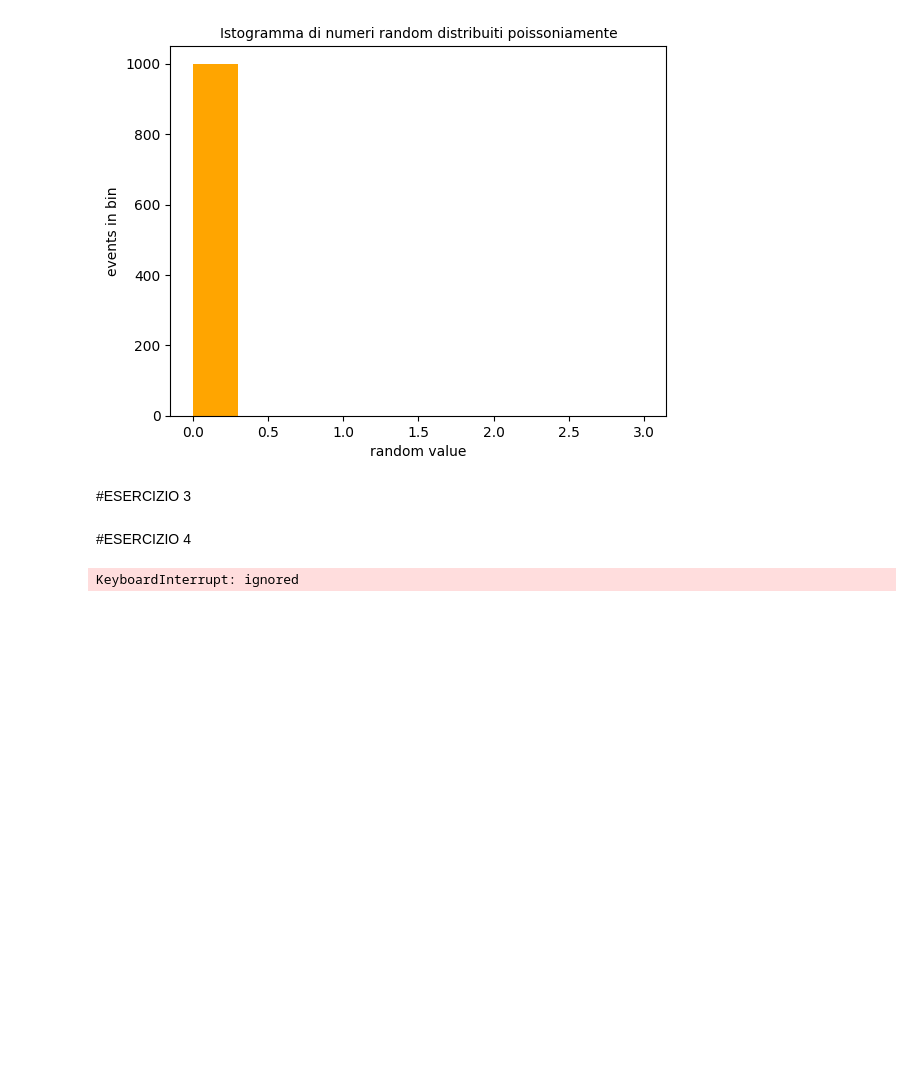
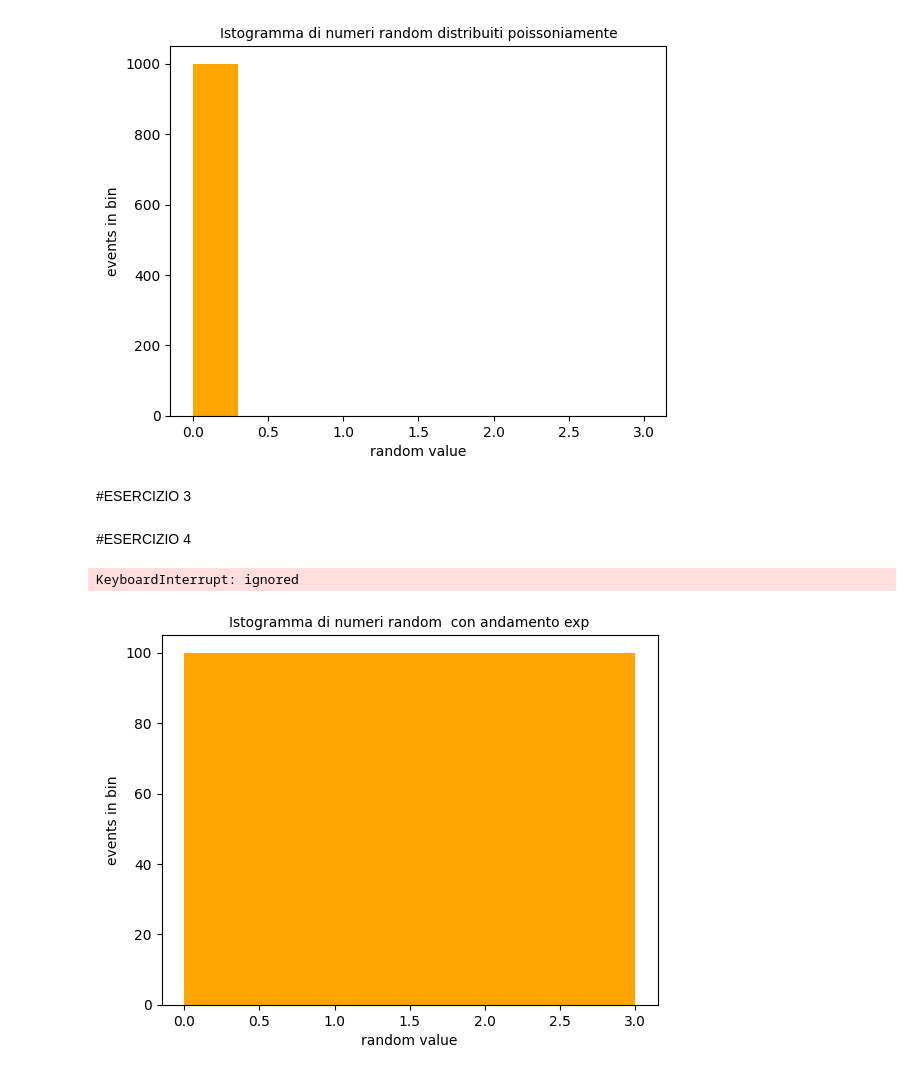
Before and after one commit to francescobellina/lezione7, a Jupyter notebook: Untitled.ipynb, the cells around one changed output. Saved outputs shown, nothing was run; the diff lists cells and outputs as text; code cells hidden in the pictures; blank space fills up the shorter version.

```diff
--- a/Untitled.ipynb
+++ b/Untitled.ipynb
@@ -197,24 +197,27 @@ def main () :
     Funzione che implementa il programma principale
     '''
 
+#To obtain pseudo-random events distributed according to a Poisson probability distribution, one can:
+#generate events according to an exponential probability density distribution with a characteristic time t0 set to unity
+#count how many events fall into a specific interval tau chosen with length lambda where lambda is the mean of events expeceted from the poissin distribution
+
+
 
 
     tau  = float (5) #metterlo come input, deve essere un valore positivo
     lamb = 1./tau
     t_misura = float(60)  # tempo di misura
 
-    seed = 10    U01, Piano: 4, Stanza: 4041
-
+    seed = 10
     random.seed (seed)
     N = 100
     t=0
     #PSEUDOCODICE: un ciclo con while(t<t_misura) al cui interno riempio una certa lista
     randlist1 = []
-    randlist2 = []
     while(t<t_misura):
        for i in range (N):
         randlist1.append(inv_exp (random.random(), lamb))
-    randlist2.append(len(randlist1))
+    randlist1.append(len(randlist1))
     t=t+1
 
 
@@ -227,7 +230,7 @@ def main () :
     ax.set_title ('Istogramma di numeri random distribuiti poissoniamente', size=10)
     ax.set_xlabel ('random value')
     ax.set_ylabel ('events in bin')
-    ax.hist (randlist2,    # list of numbers
+    ax.hist (randlist1,    # list of numbers
              bins = bin_edges,
              color = 'orange',
              # normed = True,
@@ -242,3 +245,77 @@ if __name__ == "__main__":
     main ()
 # %% [output]
 KeyboardInterrupt: ignored
+# %%
+#Si generi un campione di numeri pseudo-casuali distribuiti secondo una distribuzione di densità ESPONENZIALE con tempo caratteristico tau di 5 secondi e
+#si visualizzi la distribuzione del campione ottenuto in un ISTOGRAMMA utilizzando il METODO della FUNZIONE INVERSA.
+#Si scrivano tutte le funzioni deputate alla generazione di numeri casuali in una libreria, implementata in file separati rispetto al programma principale.
+
+import random
+import matplotlib.pyplot as plt
+import numpy as np
+from math import floor
+from scipy.stats import expon
+
+
+def inv_exp (y, lamb = 1) :
+
+    return -1 * np.log (1-y) / lamb #INVERSA della primitiva della funzione expon
+
+
+def exp(y,lamb = 1):
+
+    return expon.pdf(y, loc=lamb, scale=1)
+
+def main () :
+    '''
+    Funzione che implementa il programma principale
+    '''
+
+
+    tau  = float (0.1) #metterlo come input, deve essere un valore positivo
+    lamb = 1./tau
+    t_misura = float(10)  # tempo di misura
+
+    seed = 10
+    random.seed (seed)
+    N = 100
+    t=0
+    hpoint = []
+
+
+    for i in range (N):
+     N_ev = 0
+     t_tot = inv_exp(random.random(), lamb)
+     while(t_tot < t_misura):
+      ++N_ev
+      t_tot = t_tot + inv_exp(random.random(),lamb)
+     hpoint.append(N_ev)
+
+
+
+    # plotting of the generated list of numbers in a histogram. SI ORA TRATTA SOLO DI PLOTTARE
+
+    nBins = floor (len (hpoint) / 100.)        # number of bins of the hitogram
+    bin_edges = np.linspace (0., 3., nBins + 1)  # edges o the histogram bins
+    x=(np.linspace(0.,3.,100))
+    # disegno della funzione
+    fig, ax = plt.subplots ()
+    ax.set_title ('Istogramma di numeri random  con andamento exp', size=10)
+    ax.set_xlabel ('random value')
+    ax.set_ylabel ('events in bin')
+    ax.hist (hpoint,      # list of numbers
+             bins = bin_edges,
+             color = 'orange',
+             #density = True,
+            )
+    #ax.plot(x, lamb*np.exp(x*(-lamb)), color = 'red')
+    plt.savefig ('es_4.6.png')
+
+
+# ---- ---- ---- ---- ---- ---- ---- ---- ---- ---- ---- ---- ----
+
+
+if __name__ == "__main__":
+    main ()
+# %% [output]
+[figure, added]
```
Also changed, not shown: parts of 1 cell of this notebook.
